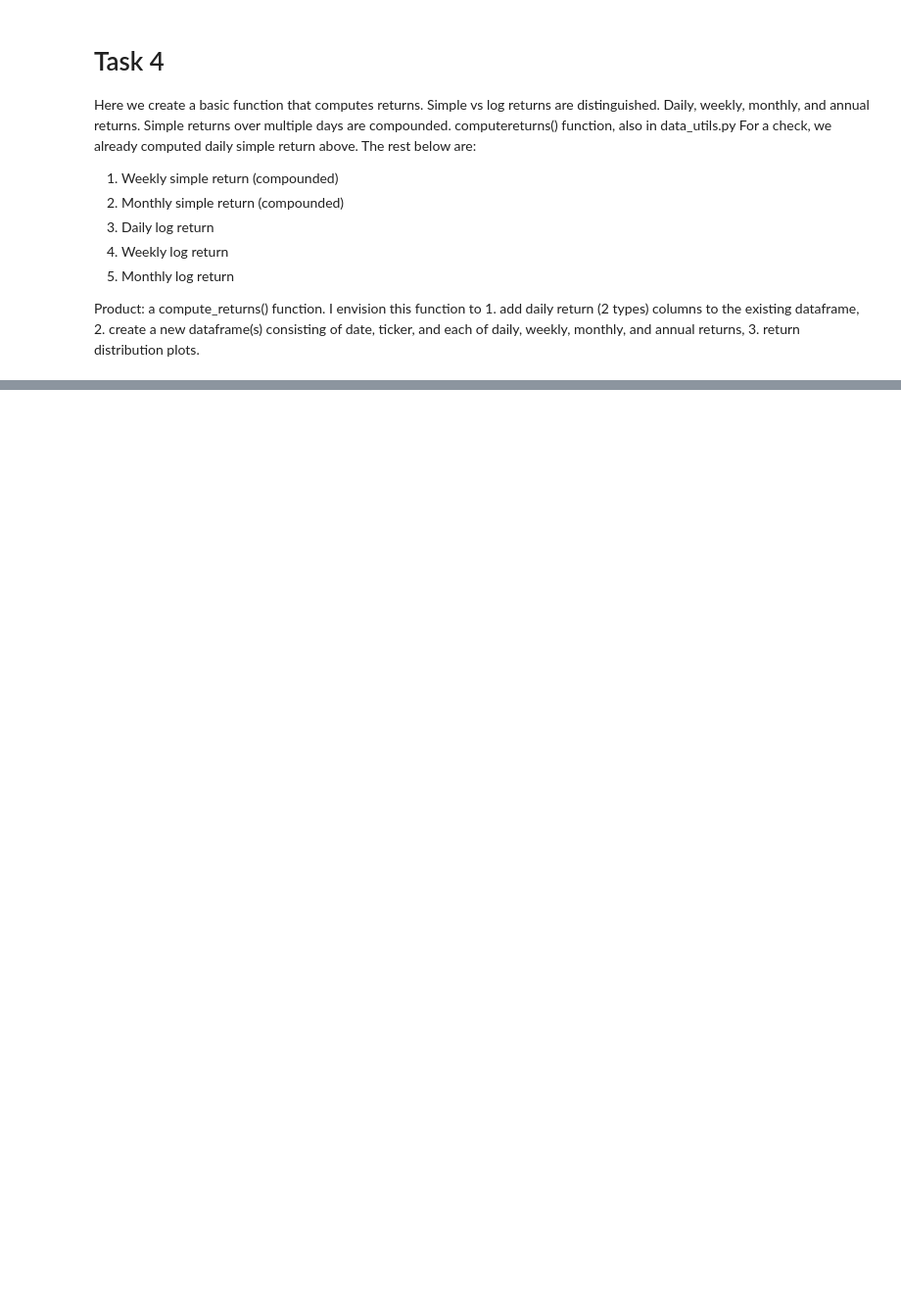
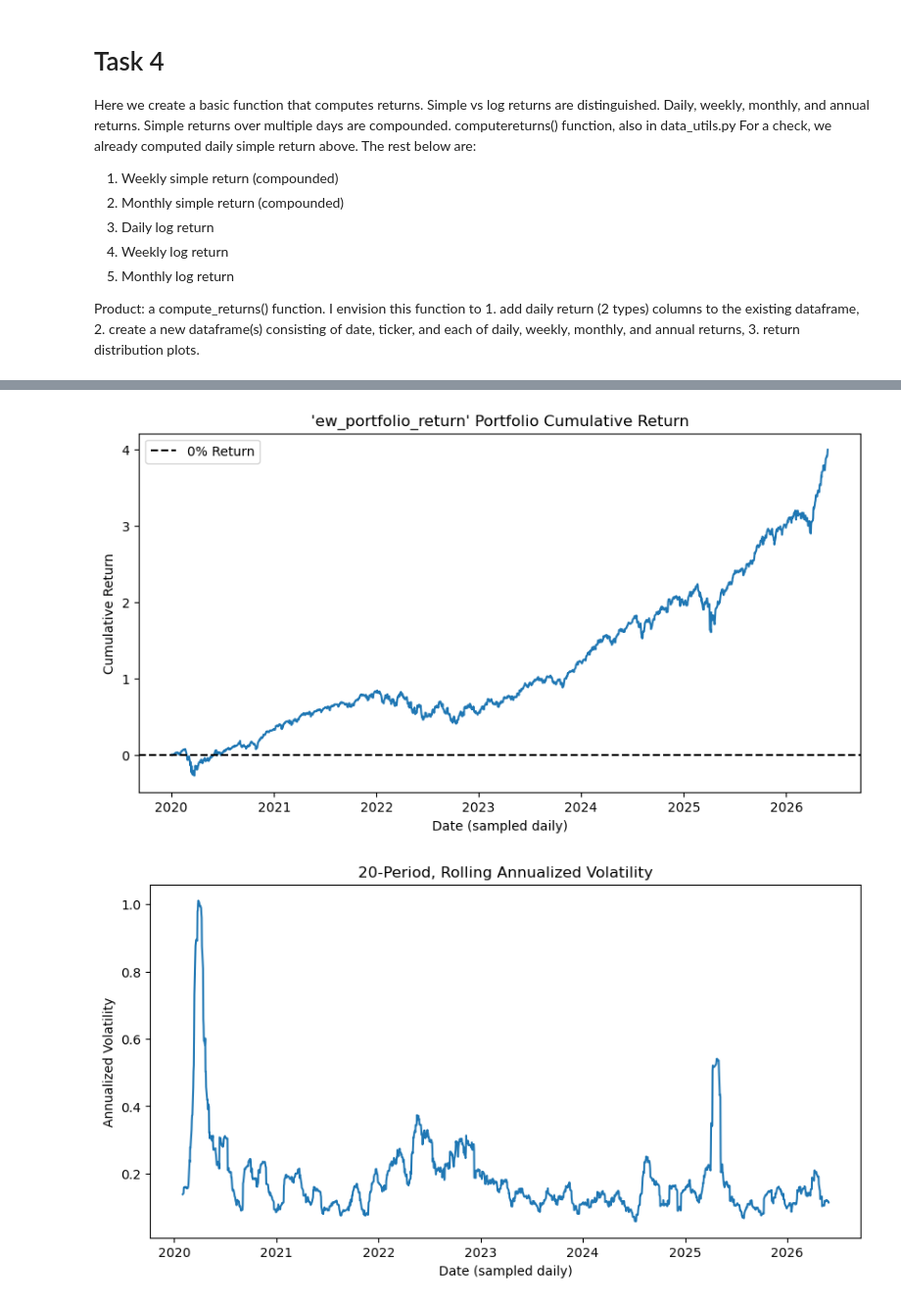
Before and after one commit to lzlava/LendoCapital, a Jupyter notebook: notebooks/Week 1 Notebook.ipynb, the cells around one changed output, grey strips where cells are left out. Shown at 98% size. Cells and saved outputs as stored; diff of their text form; code cells hidden in the pictures; blank space fills up the shorter version.

```diff
--- a/notebooks/Week 1 Notebook.ipynb
+++ b/notebooks/Week 1 Notebook.ipynb
@@ -599,0 +689,9 @@ plot_return_distribution(returns_df, "weekly", "log_return", tickers=["SPY"])
+# %%
+monthly_returns = rolling_statistics(monthly_returns, return_type = "log_return")
+monthly_returns = rolling_statistics(monthly_returns, return_type = "simple_return")
+
+weekly_returns = rolling_statistics(weekly_returns, return_type = "log_return")
+weekly_returns = rolling_statistics(weekly_returns, return_type = "simple_return")
+
+daily_returns = rolling_statistics(daily_returns, return_type= "log_return")
+daily_returns = rolling_statistics(daily_returns, return_type= "simple_return")
@@ -599,0 +1140,10 @@ plot_return_distribution(returns_df, "weekly", "log_return", tickers=["SPY"])
+# %%
+# Some tests
+plot_cumulative_returns(ew_simple_daily_portfolio, return_type="simple_return", return_column="ew_portfolio_return", frequency="daily")
+plot_rolling_volatility(ew_simple_daily_portfolio, frequency="daily", return_column="ew_portfolio_return", window=20)
+
+plot_cumulative_returns(val_simple_daily_portfolio, return_type="simple_return", return_column="val_portfolio_return", frequency="daily")
+plot_rolling_volatility(val_simple_daily_portfolio, frequency="daily", return_column="val_portfolio_return", window=20)
+# %% [output]
+[figure, added]
+[figure, added]
```
Also changed, not shown: parts of 17 cells of this notebook, 7 other files.
